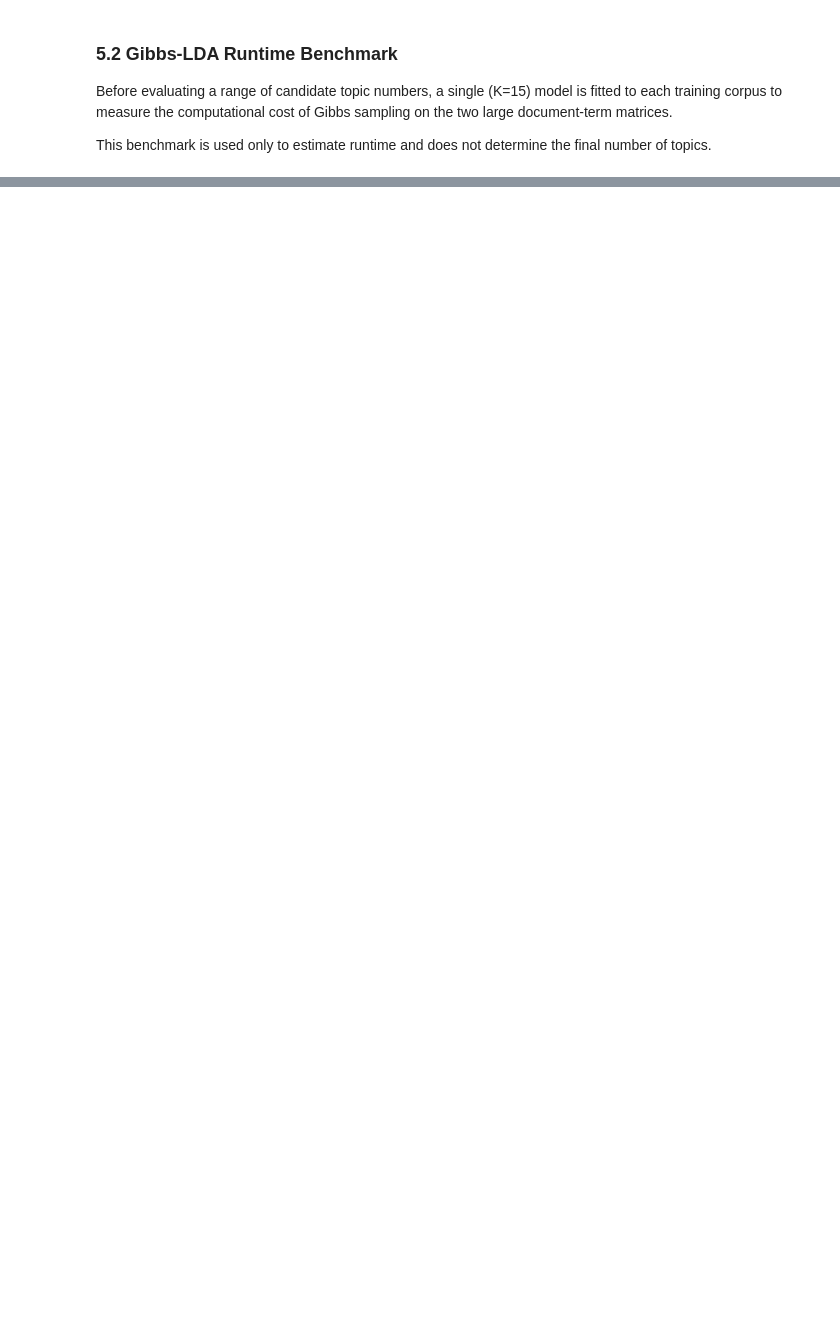
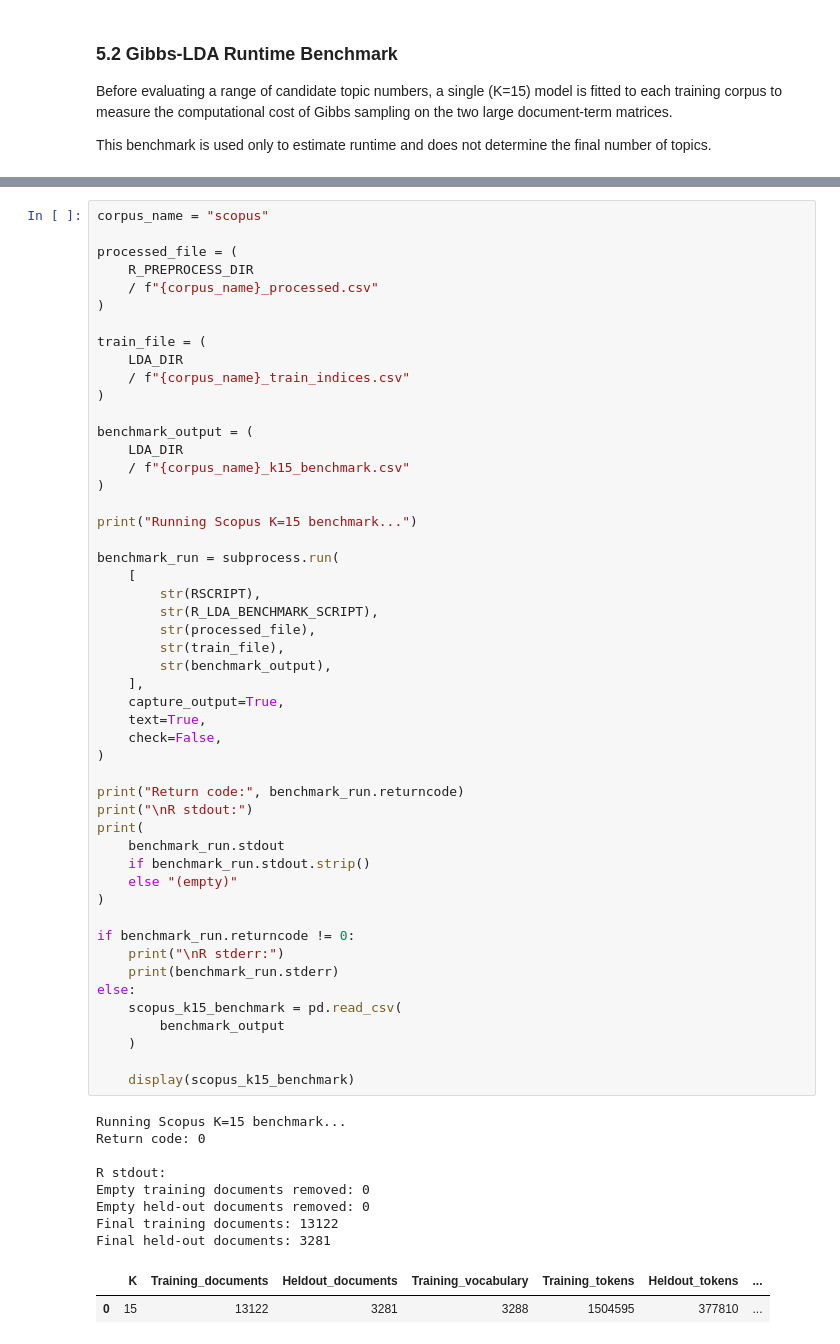
Before and after one commit to mdzalfirdausi/review_paper_2, a Jupyter notebook: notebooks/2.topic_modeling.ipynb, the cells around one changed output, grey strips where cells are left out. Saved outputs shown, nothing was run; the diff lists cells and outputs as text; blank space fills up the shorter version.

```diff
--- a/notebooks/2.topic_modeling.ipynb
+++ b/notebooks/2.topic_modeling.ipynb
@@ -1383,0 +1474,61 @@ print(
+# %%
+corpus_name = "scopus"
+
+processed_file = (
+    R_PREPROCESS_DIR
+    / f"{corpus_name}_processed.csv"
+)
+
+train_file = (
+    LDA_DIR
+    / f"{corpus_name}_train_indices.csv"
+)
+
+benchmark_output = (
+    LDA_DIR
+    / f"{corpus_name}_k15_benchmark.csv"
+)
+
+print("Running Scopus K=15 benchmark...")
+
+benchmark_run = subprocess.run(
+    [
+        str(RSCRIPT),
+        str(R_LDA_BENCHMARK_SCRIPT),
+        str(processed_file),
+        str(train_file),
+        str(benchmark_output),
+    ],
+    capture_output=True,
+    text=True,
+    check=False,
+)
+
+print("Return code:", benchmark_run.returncode)
+print("\nR stdout:")
+print(
+    benchmark_run.stdout
+    if benchmark_run.stdout.strip()
+    else "(empty)"
+)
+
+if benchmark_run.returncode != 0:
+    print("\nR stderr:")
+    print(benchmark_run.stderr)
+else:
+    scopus_k15_benchmark = pd.read_csv(
+        benchmark_output
+    )
+
+    display(scopus_k15_benchmark)
+# %% [output]
+Running Scopus K=15 benchmark...
+Return code: 0
+
+R stdout:
+Empty training documents removed: 0
+Empty held-out documents removed: 0
+Final training documents: 13122
+Final held-out documents: 3281
+|  | K | Training_documents | Heldout_documents | Training_vocabulary | Training_tokens | Heldout_tokens | ... |
+| 0 | 15 | 13122 | 3281 | 3288 | 1504595 | 377810 | ... |
```
Also changed, not shown: parts of 14 cells of this notebook.
